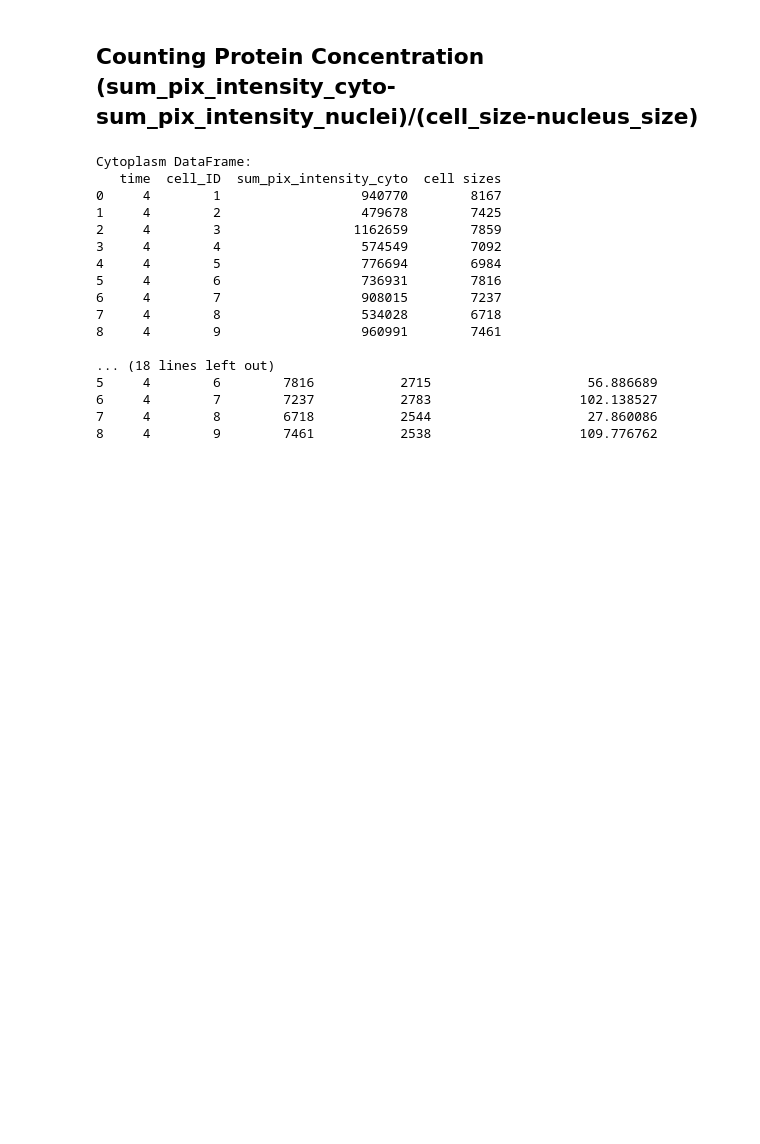
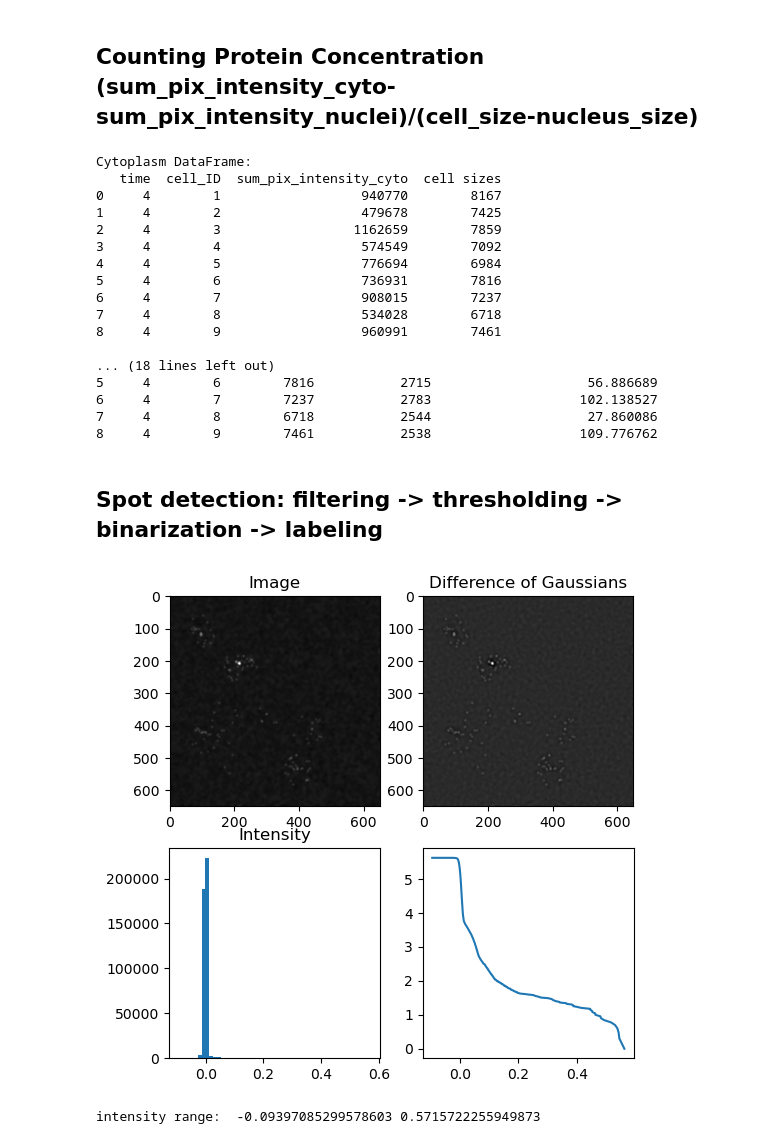
Before and after one commit to Munsky/UQbio2024_Team6, a Jupyter notebook: project.ipynb, the cells around one changed output. Cells and saved outputs as stored; diff of their text form; code cells hidden in the pictures; blank space fills up the shorter version.

Commit message:
added particle detection

```diff
--- a/project.ipynb
+++ b/project.ipynb
@@ -143,3 +145,37 @@ Cytoplasm DataFrame:
 6     4        7        7237           2783                   102.138527
 7     4        8        6718           2544                    27.860086
 8     4        9        7461           2538                   109.776762
+# %% [markdown]
+## Spot detection: filtering -> thresholding -> binarization -> labeling
+# %%
+# Selecting the color channel with RNA spots
+selected_frame = 2
+selected_color_channel = 2
+# Select the appropriate frame and color channel
+img_to_analyze = img[selected_frame,:,:,selected_color_channel]
+
+# Show the original image
+fig, ax = plt.subplots(2,2, figsize=(6, 6))
+ax[0,0].imshow(img_to_analyze,cmap='Greys_r')
+ax[0,0].set(title='Image')
+
+# Apply a difference of Gaussians filter to the image to enhance spots
+img_spots_filtered = difference_of_gaussians(img_to_analyze,low_sigma=1, high_sigma=5)
+ax[0,1].imshow(img_spots_filtered,cmap='Greys_r')
+ax[0,1].set(title= 'Difference of Gaussians' )
+
+# Make a histogram of the intensity values
+ax[1,0].hist(img_spots_filtered.flatten(),bins=50)
+ax[1,0].set(title= 'Intensity' )
+
+# Make a survival plot of the intensity values
+survival = np.sort(img_spots_filtered.flatten())
+survival = survival[::-1]
+ax[1,1].plot(survival, np.log10(np.arange(len(survival))))
+
+# print intensity range
+plt.show()
+print('intensity range: ', np.min(img_spots_filtered), np.max(img_spots_filtered))
+# %% [output]
+[figure, added]
+intensity range:  -0.09397085299578603 0.5715722255949873
```
Also changed, not shown: parts of 3 cells of this notebook, 1 other file.
